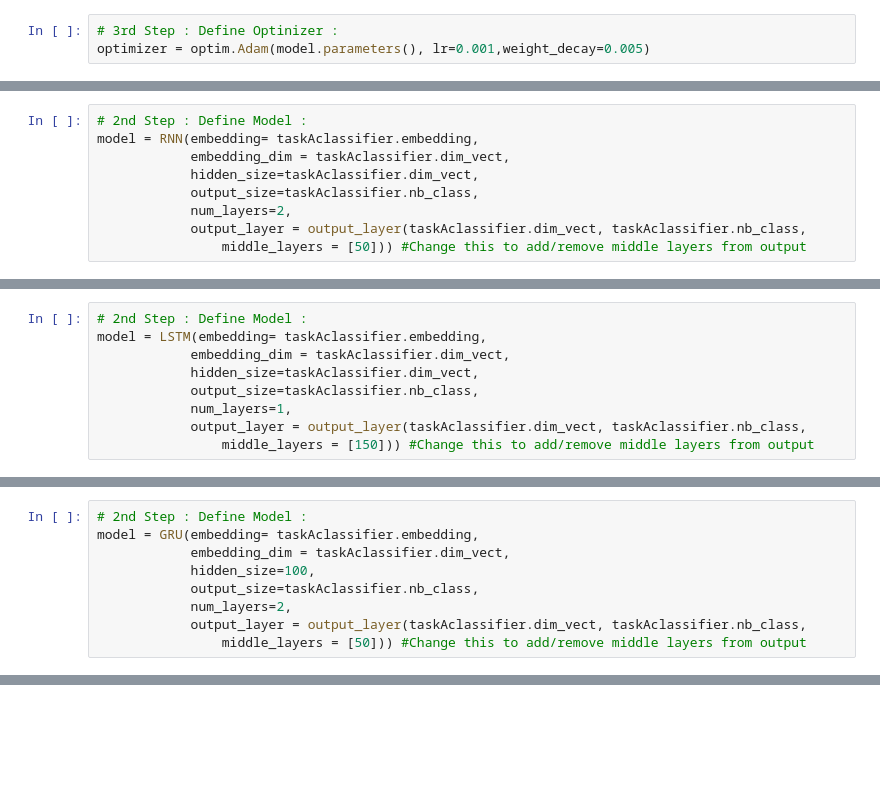
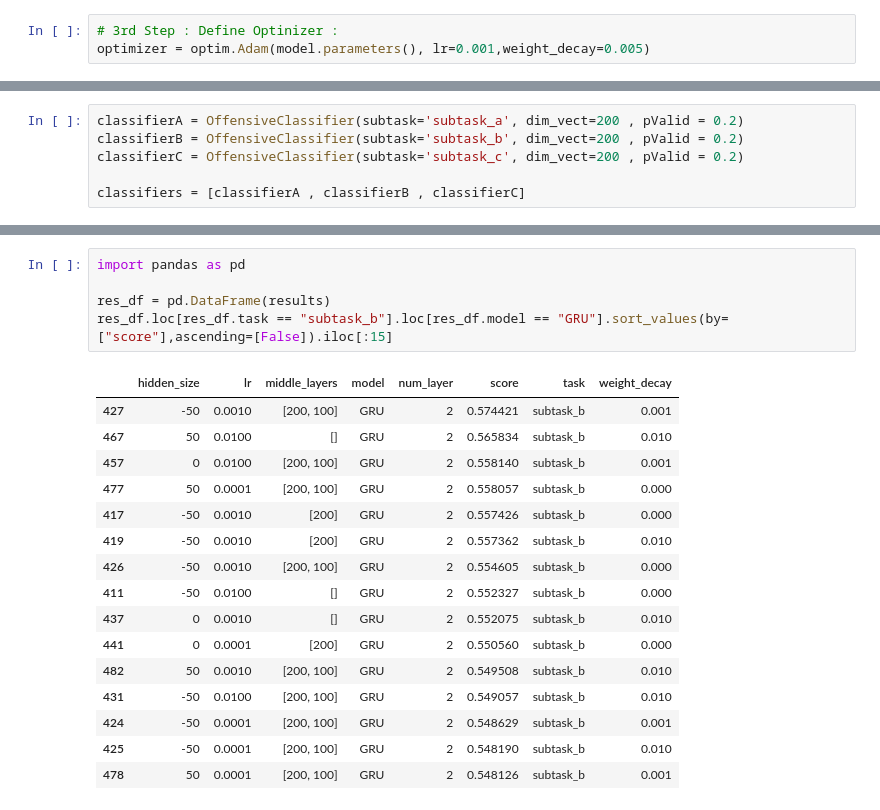
Before and after one commit to adrianlwn/SemEval-2019-Task-6, a Jupyter notebook: Offensive_language_identification_GPU.ipynb, the cells around one changed output, grey strips where cells are left out. Cells and saved outputs as stored; diff of their text form; blank space fills up the shorter version.

```diff
--- a/Offensive_language_identification_GPU.ipynb
+++ b/Offensive_language_identification_GPU.ipynb
@@ -1191,9 +1388,0 @@ Best Parameters :
-# %%
-# 2nd Step : Define Model :
-model = RNN(embedding= taskAclassifier.embedding,
-            embedding_dim = taskAclassifier.dim_vect,
-            hidden_size=taskAclassifier.dim_vect,
-            output_size=taskAclassifier.nb_class,
-            num_layers=2,
-            output_layer = output_layer(taskAclassifier.dim_vect, taskAclassifier.nb_class,
-                middle_layers = [50])) #Change this to add/remove middle layers from output
@@ -1235,9 +1388,0 @@ Best Parameters :
-# %%
-# 2nd Step : Define Model :
-model = LSTM(embedding= taskAclassifier.embedding,
-            embedding_dim = taskAclassifier.dim_vect,
-            hidden_size=taskAclassifier.dim_vect,
-            output_size=taskAclassifier.nb_class,
-            num_layers=1,
-            output_layer = output_layer(taskAclassifier.dim_vect, taskAclassifier.nb_class,
-                middle_layers = [150])) #Change this to add/remove middle layers from output
@@ -1274,9 +1388,0 @@ Best Parameters :
-# %%
-# 2nd Step : Define Model :
-model = GRU(embedding= taskAclassifier.embedding,
-            embedding_dim = taskAclassifier.dim_vect,
-            hidden_size=100,
-            output_size=taskAclassifier.nb_class,
-            num_layers=2,
-            output_layer = output_layer(taskAclassifier.dim_vect, taskAclassifier.nb_class,
-                middle_layers = [50])) #Change this to add/remove middle layers from output
@@ -1296,0 +1391,6 @@ taskAclassifier.test(folder='GRU')
+# %%
+classifierA = OffensiveClassifier(subtask='subtask_a', dim_vect=200 , pValid = 0.2)
+classifierB = OffensiveClassifier(subtask='subtask_b', dim_vect=200 , pValid = 0.2)
+classifierC = OffensiveClassifier(subtask='subtask_c', dim_vect=200 , pValid = 0.2)
+
+classifiers = [classifierA , classifierB , classifierC]
@@ -1296,0 +1515,22 @@ taskAclassifier.test(folder='GRU')
+# %%
+import pandas as pd
+
+res_df = pd.DataFrame(results)
+res_df.loc[res_df.task == "subtask_b"].loc[res_df.model == "GRU"].sort_values(by=["score"],ascending=[False]).iloc[:15]
+# %% [output]
+|  | hidden_size | lr | middle_layers | model | num_layer | score | task | weight_decay |
+| 427 | -50 | 0.0010 | [200, 100] | GRU | 2 | 0.574421 | subtask_b | 0.001 |
+| 467 | 50 | 0.0100 | [] | GRU | 2 | 0.565834 | subtask_b | 0.010 |
+| 457 | 0 | 0.0100 | [200, 100] | GRU | 2 | 0.558140 | subtask_b | 0.001 |
+| 477 | 50 | 0.0001 | [200, 100] | GRU | 2 | 0.558057 | subtask_b | 0.000 |
+| 417 | -50 | 0.0010 | [200] | GRU | 2 | 0.557426 | subtask_b | 0.000 |
+| 419 | -50 | 0.0010 | [200] | GRU | 2 | 0.557362 | subtask_b | 0.010 |
+| 426 | -50 | 0.0010 | [200, 100] | GRU | 2 | 0.554605 | subtask_b | 0.000 |
+| 411 | -50 | 0.0100 | [] | GRU | 2 | 0.552327 | subtask_b | 0.000 |
+| 437 | 0 | 0.0010 | [] | GRU | 2 | 0.552075 | subtask_b | 0.010 |
+| 441 | 0 | 0.0001 | [200] | GRU | 2 | 0.550560 | subtask_b | 0.000 |
+| 482 | 50 | 0.0010 | [200, 100] | GRU | 2 | 0.549508 | subtask_b | 0.010 |
+| 431 | -50 | 0.0100 | [200, 100] | GRU | 2 | 0.549057 | subtask_b | 0.010 |
+| 424 | -50 | 0.0001 | [200, 100] | GRU | 2 | 0.548629 | subtask_b | 0.001 |
+| 425 | -50 | 0.0001 | [200, 100] | GRU | 2 | 0.548190 | subtask_b | 0.010 |
+| 478 | 50 | 0.0001 | [200, 100] | GRU | 2 | 0.548126 | subtask_b | 0.001 |
```
Also changed, not shown: parts of 48 cells of this notebook.
